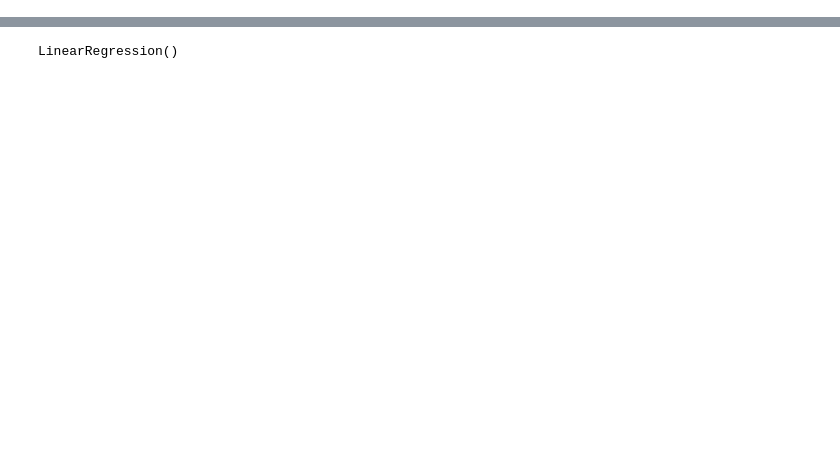
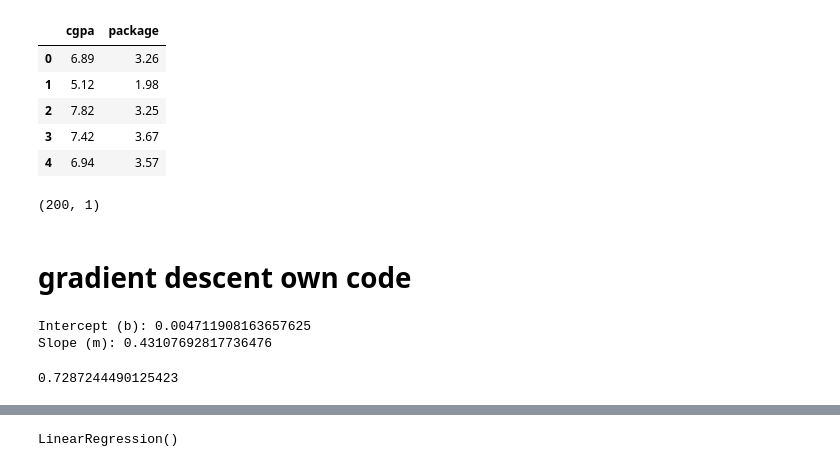
Before and after one commit to vikashkumar97983282-glitch/machine-learning, a Jupyter notebook: Gradient_descent.ipynb, the cells around one changed output, grey strips where cells are left out. Cells and saved outputs as stored; diff of their text form; code cells hidden in the pictures; blank space fills up the shorter version.

```diff
--- a/Gradient_descent.ipynb
+++ b/Gradient_descent.ipynb
@@ -161,0 +7,19 @@ lr = LinearRegression()
+# %%
+df = pd.read_csv('placement (2).csv')
+# %%
+df.head()
+# %% [output]
+|  | cgpa | package |
+| 0 | 6.89 | 3.26 |
+| 1 | 5.12 | 1.98 |
+| 2 | 7.82 | 3.25 |
+| 3 | 7.42 | 3.67 |
+| 4 | 6.94 | 3.57 |
+# %%
+X = df[['cgpa']].values
+y = df['package'].values
+X.shape
+# %% [output]
+(200, 1)
+# %% [markdown]
+# gradient descent own code
@@ -161,0 +59,5 @@ lr = LinearRegression()
+# %%
+gd.fit(X,y)
+# %% [output]
+Intercept (b): 0.004711908163657625
+Slope (m): 0.43107692817736476
@@ -161,0 +66,6 @@ lr = LinearRegression()
+# %%
+from sklearn.metrics import r2_score
+
+r2_score(y,y_pred)
+# %% [output]
+0.7287244490125423
```
Also changed, not shown: parts of 57 cells of this notebook.
